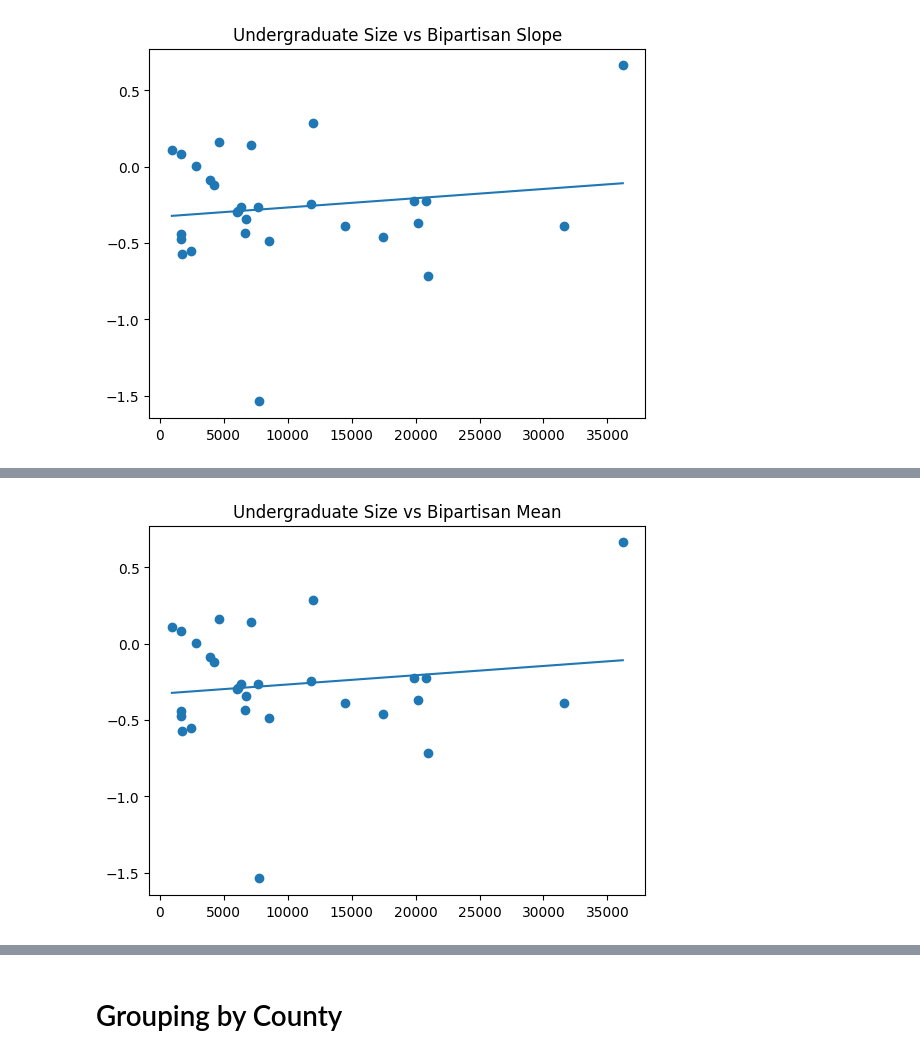
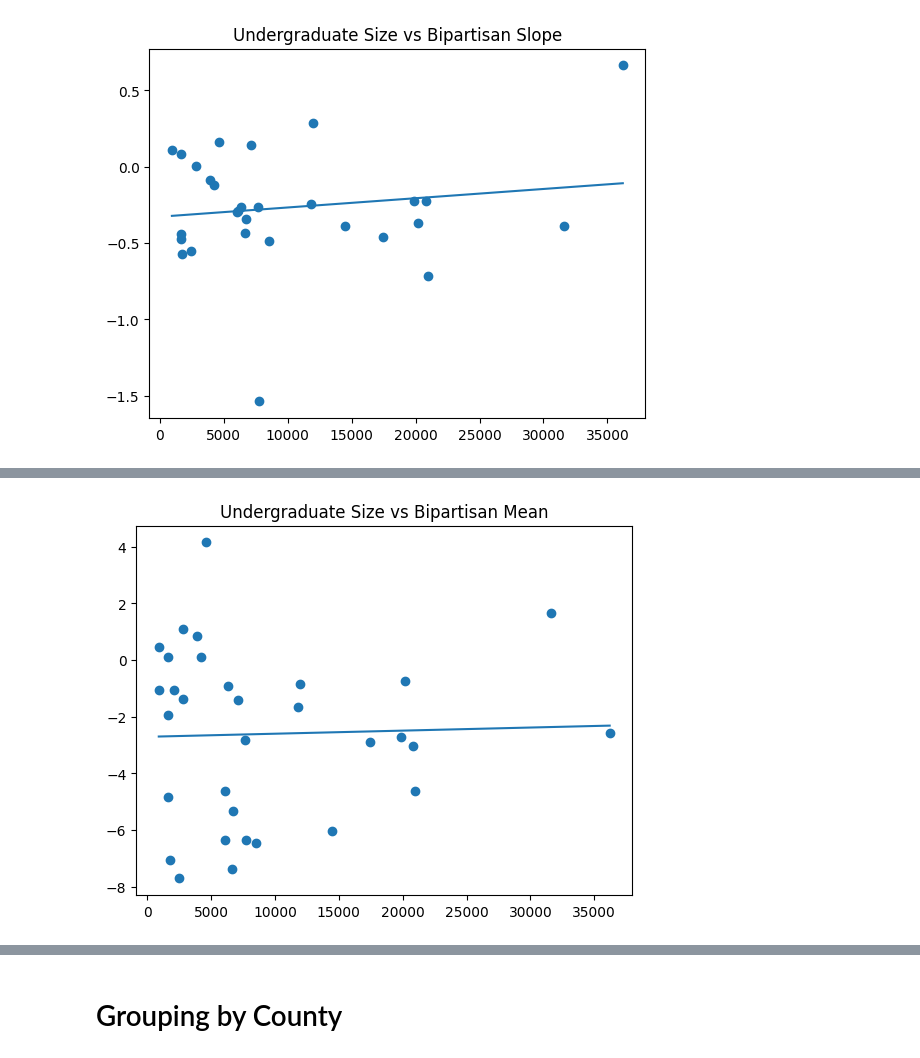
Before and after one commit to theodoremui/diversity-colleges, a Jupyter notebook: notebooks/investigation/College Data.ipynb, the cells around one changed output, grey strips where cells are left out. Saved outputs shown, nothing was run; the diff lists cells and outputs as text; code cells hidden in the pictures.

```diff
--- a/notebooks/investigation/College Data.ipynb
+++ b/notebooks/investigation/College Data.ipynb
@@ -29,6 +29,6 @@ college_data.tail()
 | 44 | us-midwest | University of Minnesota | Public | $15,254 | 36,209 | 73.20% | ... |
 5 rows × 32 columns
 # %%
-election_data = pd.read_csv('election_data_12_20.csv')
+election_data = pd.read_csv('elections_per.csv')
 election_data.head()
 # %% [output]
@@ -41,10 +41,9 @@ election_data.head()
 # %%
-def get_county_info(county):
+def get_county_info(county, st):
     fd = False
     for index, rows in election_data.iterrows():
-        regex = re.escape(county) + r" .*"
         metrics_yr = None
-        if re.match(regex, rows['county_name']):
+        if county == rows['County'] and st == rows['State']:
             metrics_yr = [rows['per_gop_2012'] - rows['per_dem_2012'],rows['per_gop_2016'] - rows['per_dem_2016'],rows['per_gop_2020'] - rows['per_dem_2020']]
             fd = True
             break
@@ -80,9 +79,13 @@ for index, rows in college_data.iterrows():
     pred_line = [schl.predict(np.expand_dims(np.array([i]), axis=1))[0] for i in range(2010, 2023)]
 
     elec_years = [2012, 2016, 2020]
-    info = [pt * 42 for pt in get_county_info(rows['County'])]
+    info = [pt * 42 for pt in get_county_info(rows['County'].upper(), rows['State'].upper())]
 
-    print(rows['County'], info)
+    print(rows['County'], rows['State'], info)
+
+    if sum([1 if pd.isna(val) else 0 for val in info]) > 0:
+        print('Incomplete Information')
+        continue
 
     us = LinearRegression()
     us.fit(np.expand_dims(np.array(elec_years), axis=1), np.expand_dims(np.array(info), axis=1))
@@ -165,28 +201,33 @@ plt.show()
 # %%
 bip_mn = []
+under_sz = []
 
 for index, rows in college_data.iterrows():
     if index == 0:
         continue
 
-    if not pd.isna(rows['Bipartisan Slope']):
-        tmp = []
-        for yr in range(2018, 2023):
-            tmp.append(rows['Bipartisan Slope'])
+    tmp = []
+    for yr in range(2018, 2023):
+        if pd.isna(rows[str(yr)]):
+            continue
 
+        tmp.append(rows[str(yr)])
+
+    if len(tmp) > 2:
         bip_mn.append(np.mean(tmp))
+        under_sz.append(int(rows['Undergraduate Population (2023)'].replace(',', '')))
 
 sz_mn = LinearRegression()
-sz_mn.fit(np.array(under_sz).reshape(len(under_sz),-1), np.array(bip_mn).reshape(len(bip_mn), -1))
+sz_mn.fit(np.array(under_sz, dtype=np.float32).reshape(len(under_sz),-1), np.array(bip_mn, dtype=np.float32).reshape(len(bip_mn), -1))
 
 pred_slp = [sz_mn.predict(np.array([sz]).reshape(1,1))[0][0] for sz in np.arange(min(under_sz), max(under_sz)+1, 1)]
 
 # print(pred_slp)
 
 plt.Figure()
 plt.plot(np.arange(min(under_sz), max(under_sz)+1, 1), pred_slp)
 plt.scatter(under_sz, bip_mn)
 plt.title('Undergraduate Size vs Bipartisan Mean')
 plt.show()
 # %% [output]
-[figure, old version]
+[figure, new version]
```
Also changed, not shown: parts of 12 cells of this notebook, 6 other files.
